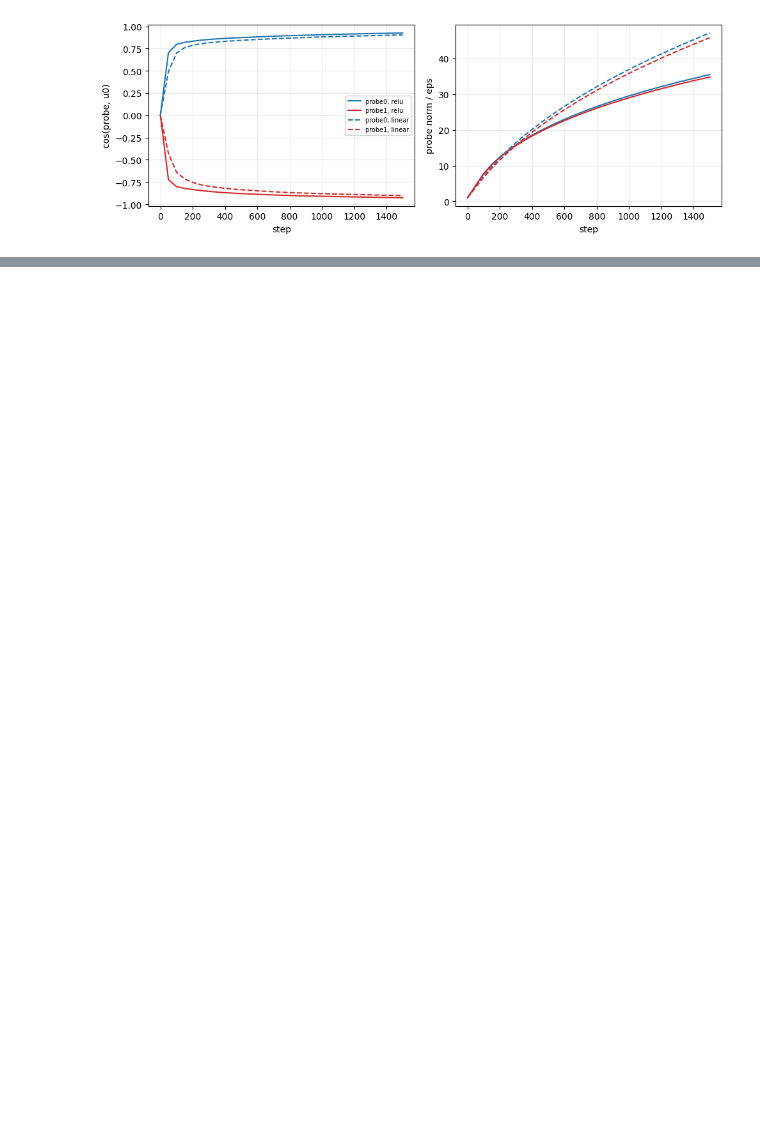
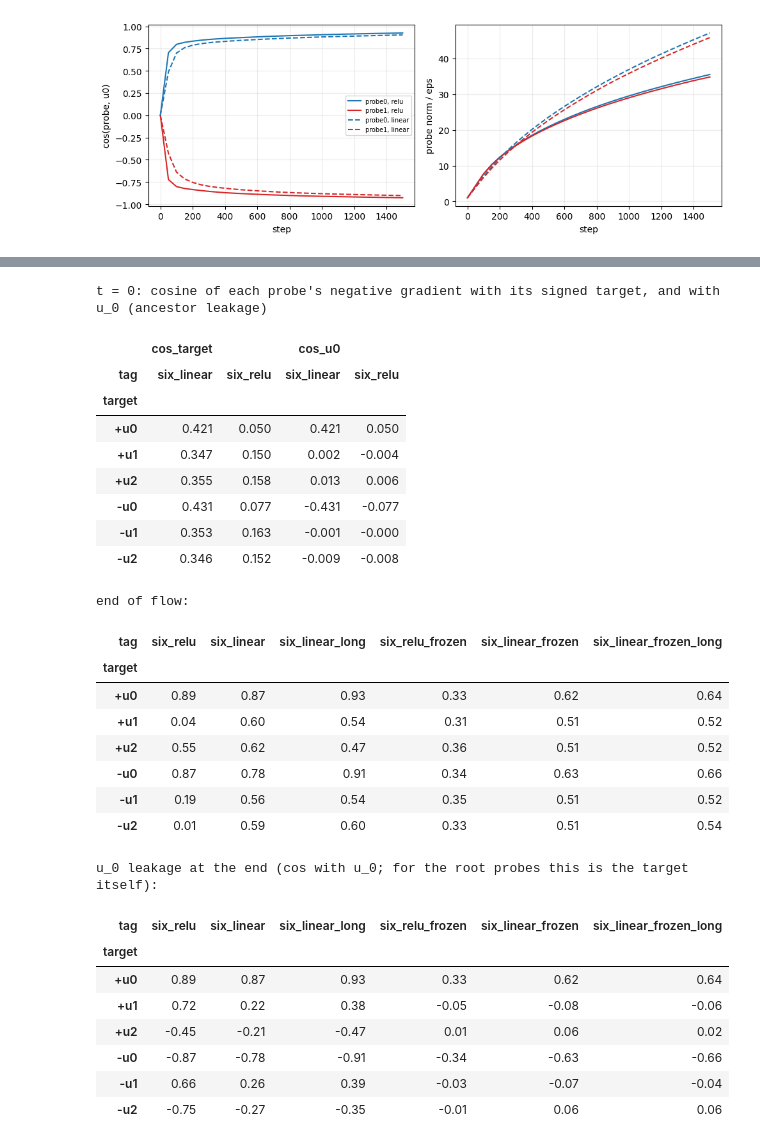
Before and after one commit to HarishGP/layer-lenses, a Jupyter notebook: notebooks/designed_init_u0.ipynb, the cells around one changed output, grey strips where cells are left out. Saved outputs shown, nothing was run; the diff lists cells and outputs as text; code cells hidden in the pictures; blank space fills up the shorter version.

```diff
--- a/notebooks/designed_init_u0.ipynb
+++ b/notebooks/designed_init_u0.ipynb
@@ -328,0 +343,40 @@ axes[0].legend(fontsize=7); fig.tight_layout(); plt.show()
+# %%
+six = pd.read_csv(RESULTS / "summary_six_probe.csv")
+print("t = 0: cosine of each probe's negative gradient with its signed target, and with u_0 (ancestor leakage)")
+init_tab = pd.concat([pd.read_csv(RESULTS / f"init_{t}.csv") for t in ("six_relu", "six_linear")])
+display(init_tab.pivot(index="target", columns="tag", values=["cos_target", "cos_u0"]).round(3))
+print("end of flow:")
+display(six.pivot(index="target", columns="tag", values="final_cos_target").round(2)[["six_relu", "six_linear", "six_linear_long", "six_relu_frozen", "six_linear_frozen", "six_linear_frozen_long"]])
+print("u_0 leakage at the end (cos with u_0; for the root probes this is the target itself):")
+display(six.pivot(index="target", columns="tag", values="final_cos_u0").round(2)[["six_relu", "six_linear", "six_linear_long", "six_relu_frozen", "six_linear_frozen", "six_linear_frozen_long"]])
+display(six.groupby("tag").agg(steps=("steps", "first"), cues_frozen=("cues_frozen", "first"), cues_with_coarse_top_node=("cues_coarse_top", "first"),
+                              cues_median_norm_over_eps=("cues_median_norm_over_eps", "first"), loss_end=("loss_end", "first")).round(3))
+# %% [output]
+t = 0: cosine of each probe's negative gradient with its signed target, and with u_0 (ancestor leakage)
+|  | cos_target |  | cos_u0 |  |
+| tag | six_linear | six_relu | six_linear | six_relu |
+| target |  |  |  |  |
+| +u0 | 0.421 | 0.050 | 0.421 | 0.050 |
+| +u1 | 0.347 | 0.150 | 0.002 | -0.004 |
+| +u2 | 0.355 | 0.158 | 0.013 | 0.006 |
+| -u0 | 0.431 | 0.077 | -0.431 | -0.077 |
+| -u1 | 0.353 | 0.163 | -0.001 | -0.000 |
+| -u2 | 0.346 | 0.152 | -0.009 | -0.008 |
+end of flow:
+| tag | six_relu | six_linear | six_linear_long | six_relu_frozen | six_linear_frozen | six_linear_frozen_long |
+| target |  |  |  |  |  |  |
+| +u0 | 0.89 | 0.87 | 0.93 | 0.33 | 0.62 | 0.64 |
+| +u1 | 0.04 | 0.60 | 0.54 | 0.31 | 0.51 | 0.52 |
+| +u2 | 0.55 | 0.62 | 0.47 | 0.36 | 0.51 | 0.52 |
+| -u0 | 0.87 | 0.78 | 0.91 | 0.34 | 0.63 | 0.66 |
+| -u1 | 0.19 | 0.56 | 0.54 | 0.35 | 0.51 | 0.52 |
+| -u2 | 0.01 | 0.59 | 0.60 | 0.33 | 0.51 | 0.54 |
+u_0 leakage at the end (cos with u_0; for the root probes this is the target itself):
+| tag | six_relu | six_linear | six_linear_long | six_relu_frozen | six_linear_frozen | six_linear_frozen_long |
+| target |  |  |  |  |  |  |
+| +u0 | 0.89 | 0.87 | 0.93 | 0.33 | 0.62 | 0.64 |
+| +u1 | 0.72 | 0.22 | 0.38 | -0.05 | -0.08 | -0.06 |
+| +u2 | -0.45 | -0.21 | -0.47 | 0.01 | 0.06 | 0.02 |
+| -u0 | -0.87 | -0.78 | -0.91 | -0.34 | -0.63 | -0.66 |
+| -u1 | 0.66 | 0.26 | 0.39 | -0.03 | -0.07 | -0.04 |
+| -u2 | -0.75 | -0.27 | -0.35 | -0.01 | 0.06 | 0.06 |
```
Also changed, not shown: parts of 4 cells of this notebook, 18 other files.
